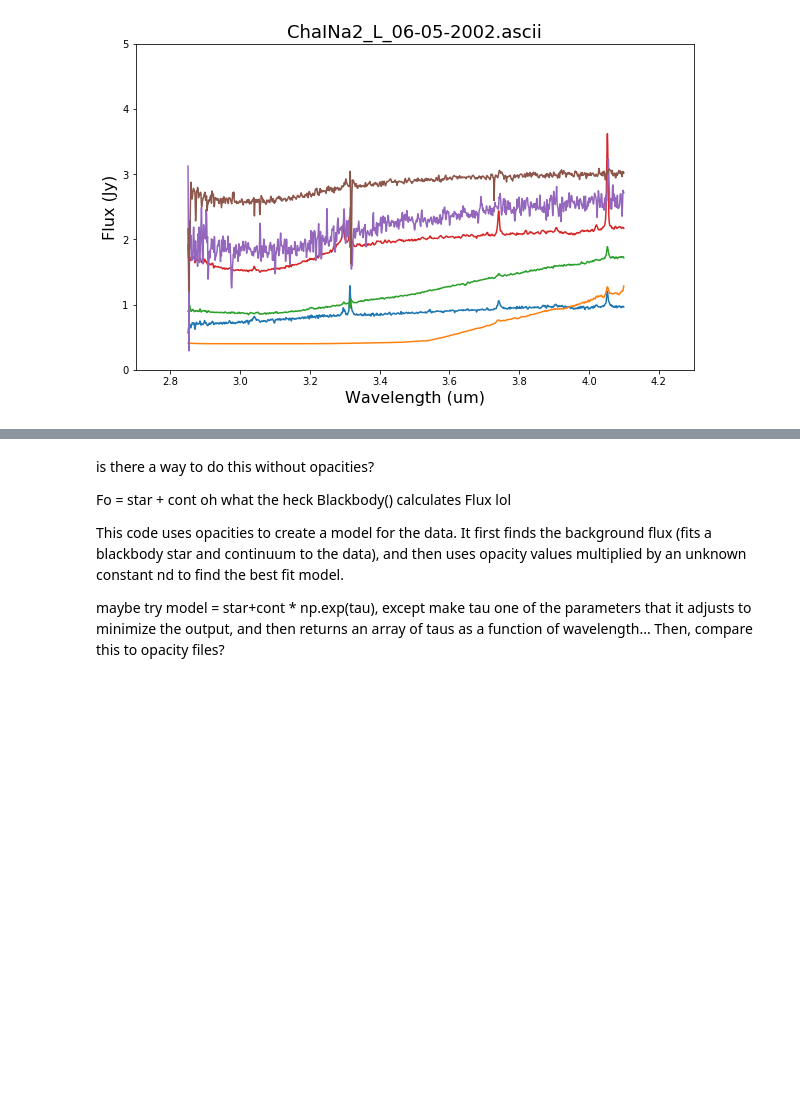
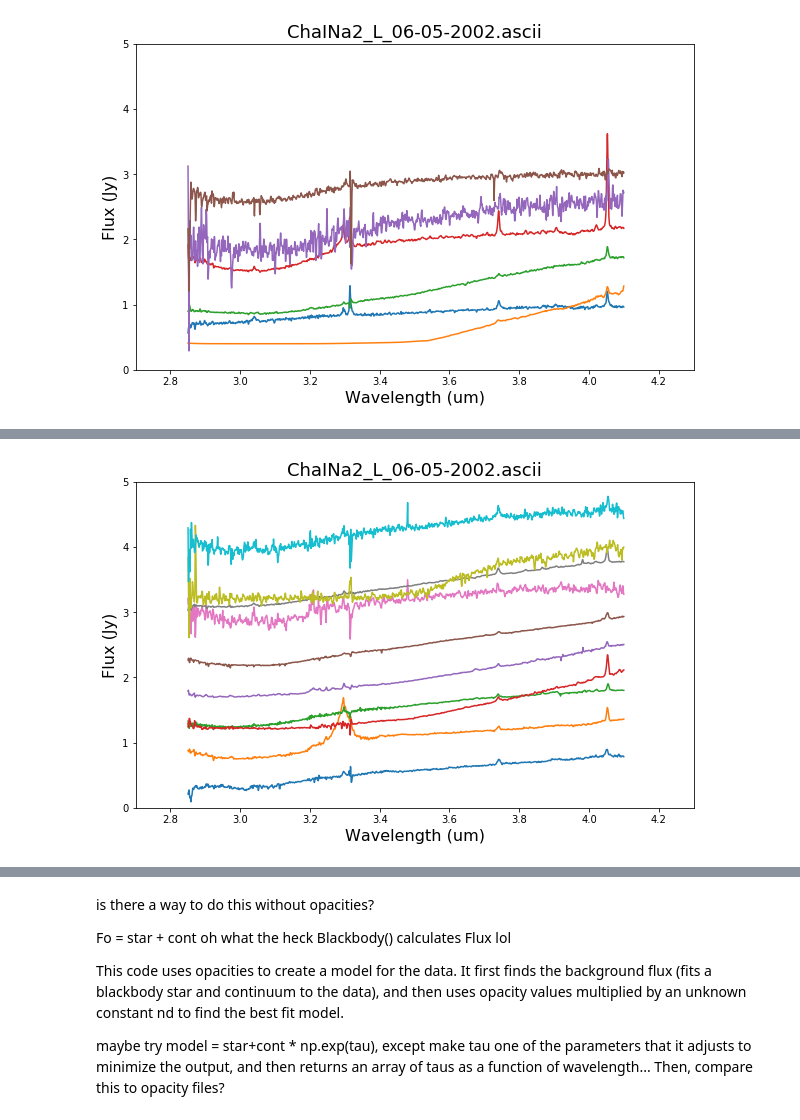
Before and after one commit to claraross1/ross_thesis, a Jupyter notebook: L_spectra/VLT-ISAAC work.ipynb, the cells around one changed output, grey strips where cells are left out. Drawn from its saved outputs; the diff is of its cells as text; code cells hidden in the pictures; blank space fills up the shorter version.

```diff
--- a/L_spectra/VLT-ISAAC workspace.ipynb
+++ b/L_spectra/VLT-ISAAC work.ipynb
@@ -679,0 +690,4 @@ sorted_names = np.array(file_names)[sort_ind] #sort file_names
+# %%
+plot_cols(sort_ind[10:20])
+# %% [output]
+[figure, added]
```
Also changed, not shown: parts of 11 cells of this notebook, 1 other file.
